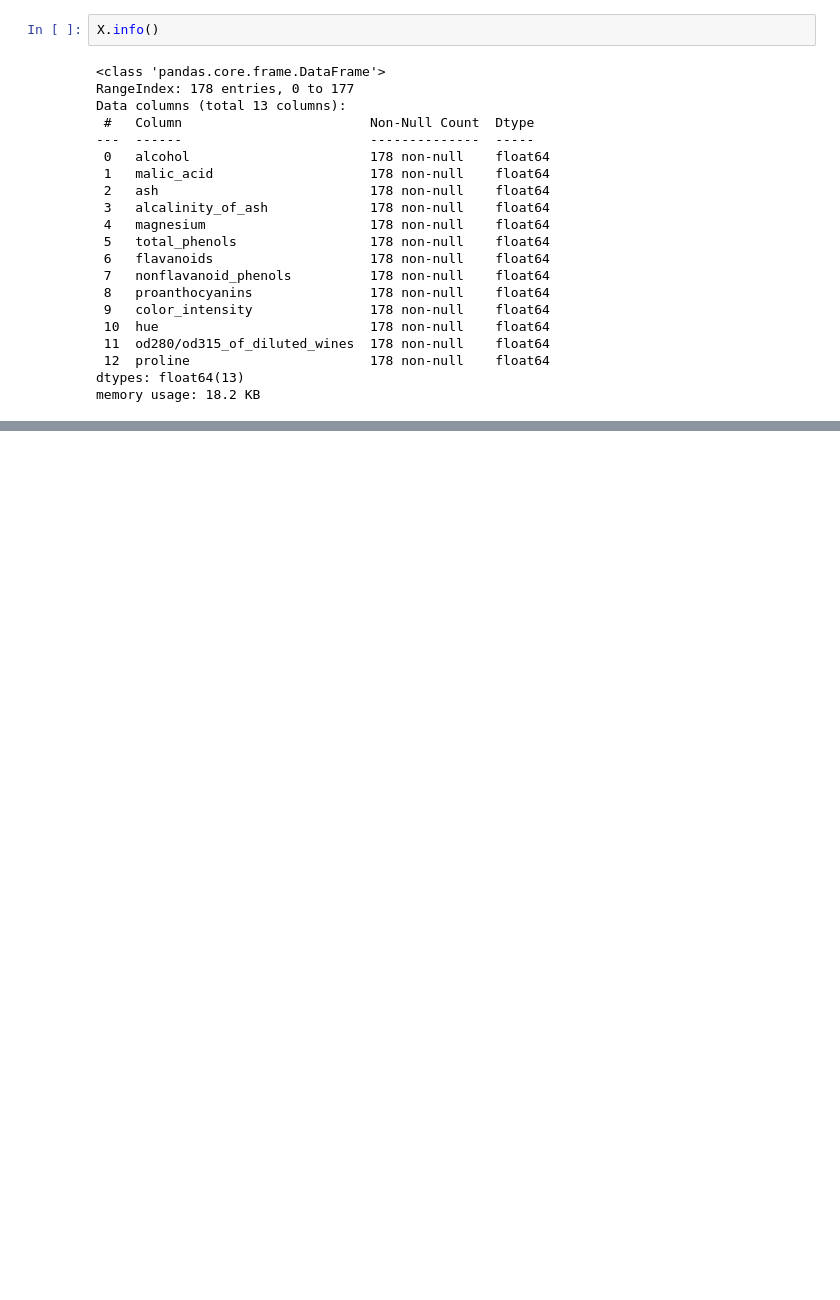
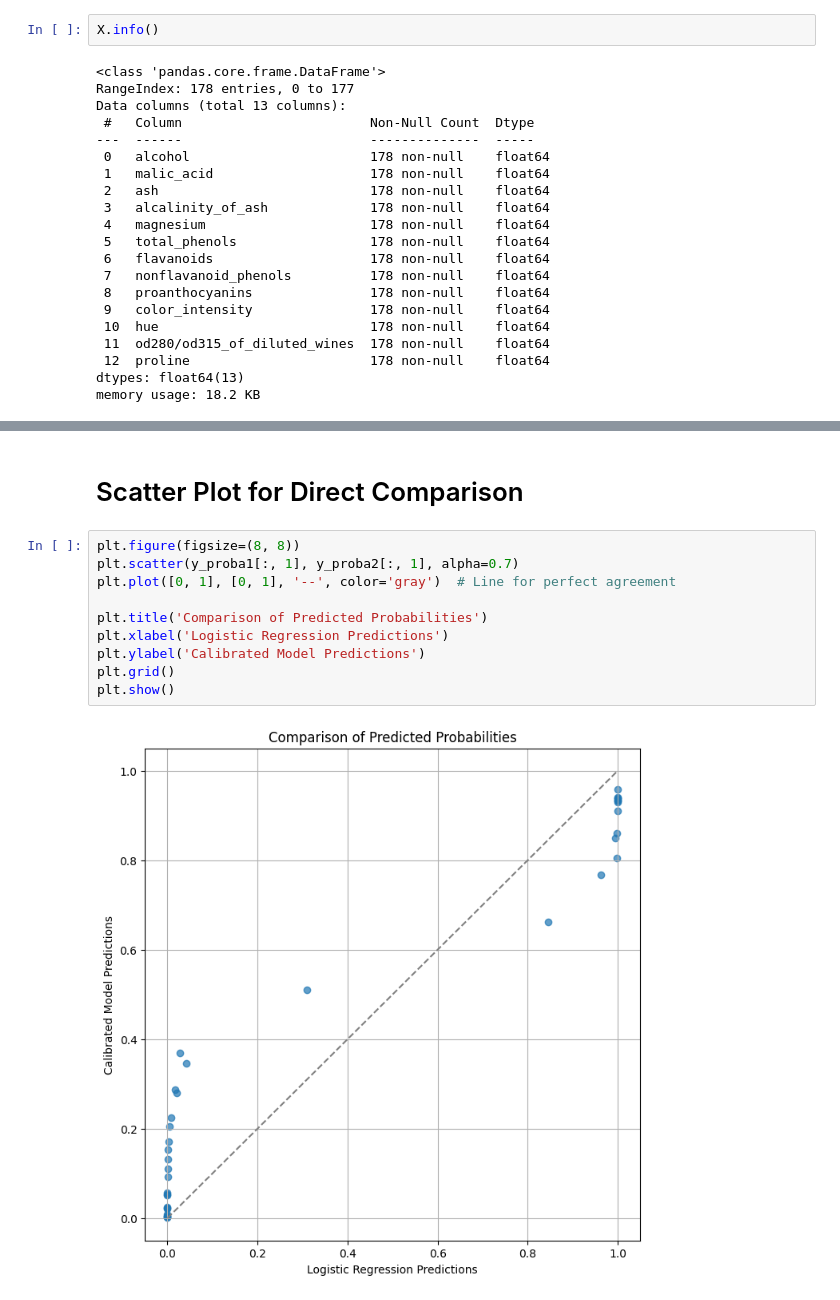
Before and after one commit to dpons222/ML-AI-Self-Learning, a Jupyter notebook: practice_notebook.ipynb, the cells around one changed output, grey strips where cells are left out. Saved outputs shown, nothing was run; the diff lists cells and outputs as text; blank space fills up the shorter version.

```diff
--- a/practice_notebook.ipynb
+++ b/practice_notebook.ipynb
@@ -79,0 +190,14 @@ memory usage: 18.2 KB
+# %% [markdown]
+# Scatter Plot for Direct Comparison
+# %%
+plt.figure(figsize=(8, 8))
+plt.scatter(y_proba1[:, 1], y_proba2[:, 1], alpha=0.7)
+plt.plot([0, 1], [0, 1], '--', color='gray')  # Line for perfect agreement
+
+plt.title('Comparison of Predicted Probabilities')
+plt.xlabel('Logistic Regression Predictions')
+plt.ylabel('Calibrated Model Predictions')
+plt.grid()
+plt.show()
+# %% [output]
+[figure, added]
```
Also changed, not shown: parts of 12 cells of this notebook.
